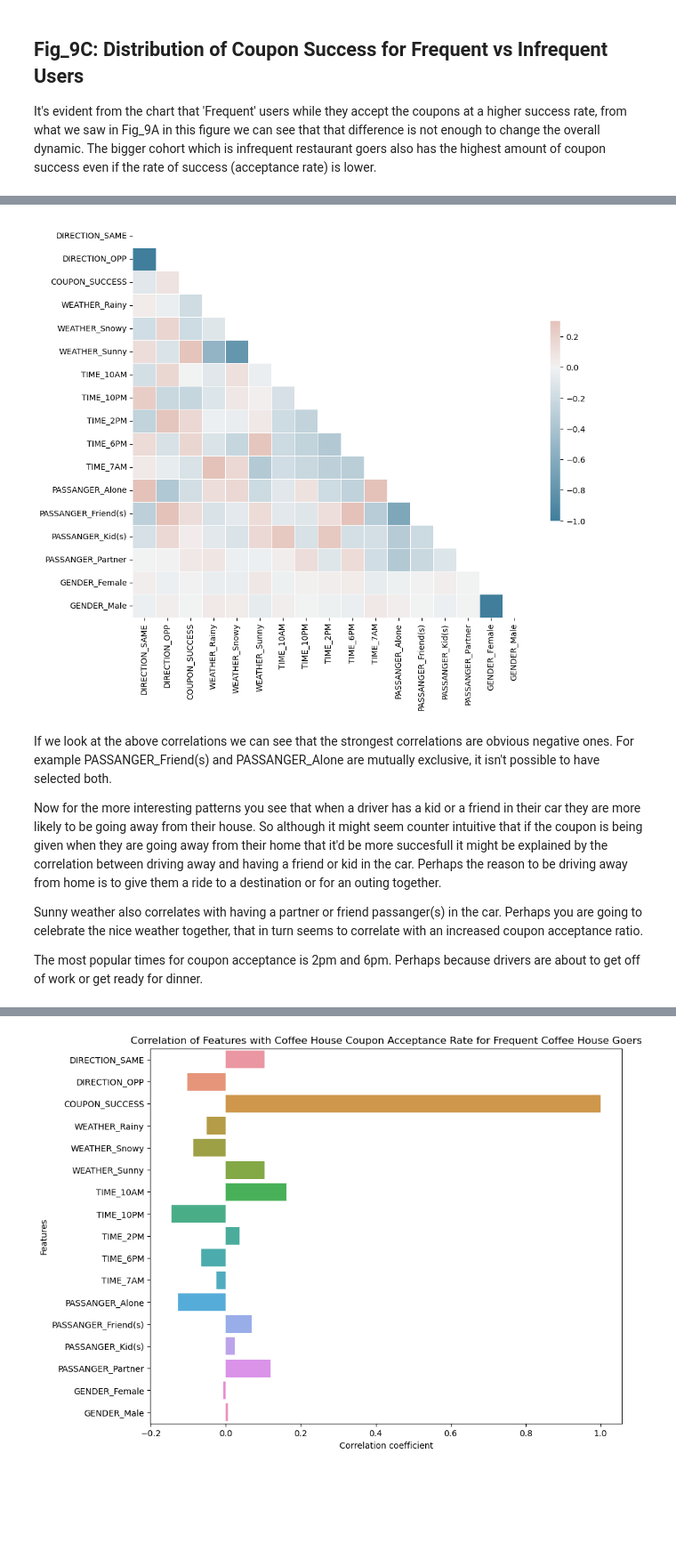
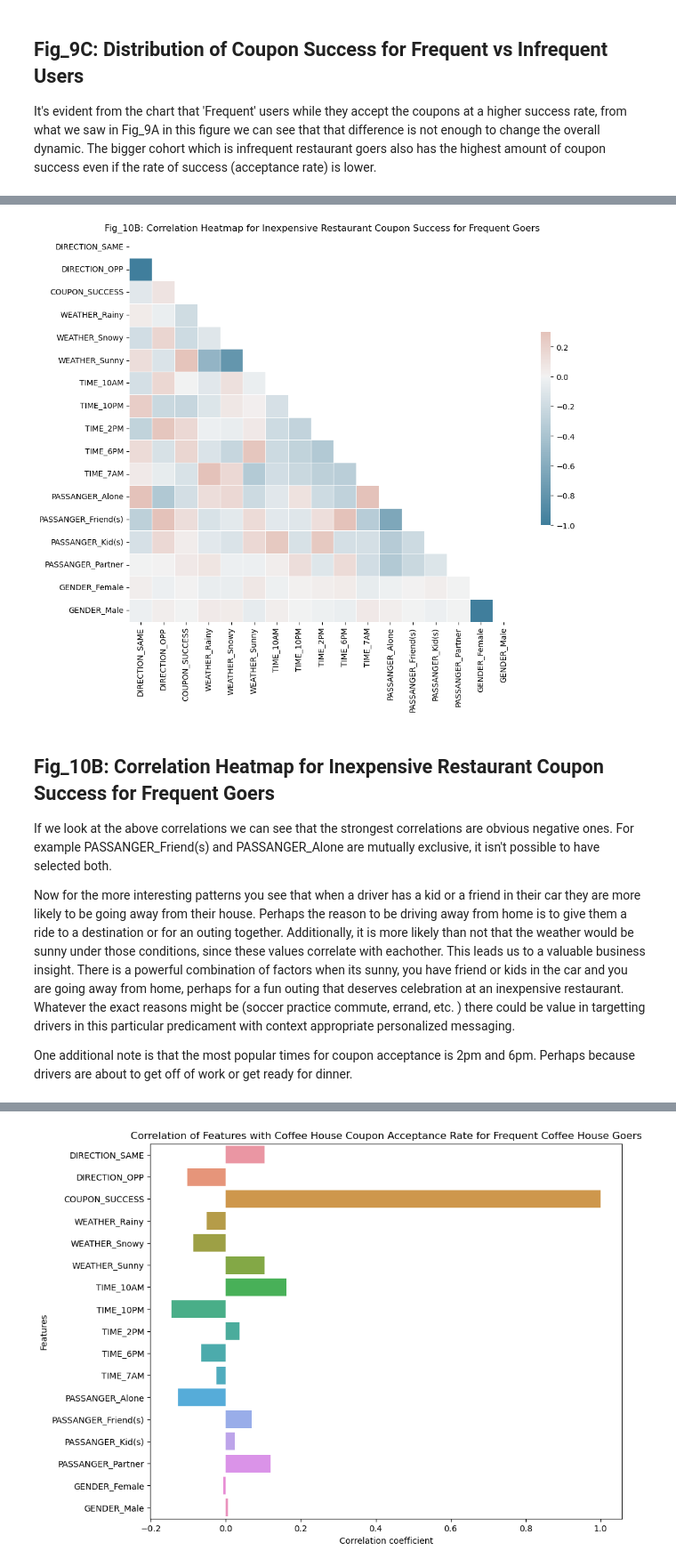
Before and after one commit to elmunoz42/berkeley-aiml-coupon-analysis, a Jupyter notebook: prompt.ipynb, the cells around one changed output, grey strips where cells are left out. Shown at 89% size. Drawn from its saved outputs; the diff is of its cells as text; code cells hidden in the pictures; blank space fills up the shorter version.

Commit message:
add some covariance graphs and descriptions.

```diff
--- a/prompt.ipynb
+++ b/prompt.ipynb
@@ -1031,31 +1028,36 @@ plt.show()
 # %%
 # Assuming df is your DataFrame and "COUPON_SUCCESS" is one of the columns
 f_c_restaurant_corr = df_f_c_restaurant_reduced.corr()
 
 # Generate a mask for the upper triangle
 mask = np.triu(np.ones_like(f_c_restaurant_corr, dtype=bool))
 
 # Set up the matplotlib figure
-f, ax = plt.subplots(figsize=(11, 9))
+f, ax = plt.subplots(figsize=(12, 9))
 
 # Generate a custom diverging colormap
 cmap = sns.diverging_palette(230, 20, as_cmap=True)
 
 # Draw the heatmap with the mask and correct aspect ratio
 sns.heatmap(f_c_restaurant_corr, mask=mask, cmap=cmap, vmax=.3, center=0,
             square=True, linewidths=.5, cbar_kws={"shrink": .5})
 
+plt.title('Fig_10B: Correlation Heatmap for Inexpensive Restaurant Coupon Success for Frequent Goers')
+
+# Save plot
+plt.savefig('images/plots/fig10B.jpg')
+
+# Show the plot
 plt.show()
 # %% [output]
-[figure, old version]
+[figure, new version]
 # %% [markdown]
+## Fig_10B: Correlation Heatmap for Inexpensive Restaurant Coupon Success for Frequent Goers
 If we look at the above correlations we can see that the strongest correlations are obvious negative ones. For example PASSANGER_Friend(s) and PASSANGER_Alone are mutually exclusive, it isn't possible to have selected both.
 
-Now for the more interesting patterns you see that when a driver has a kid or a friend in their car they are more likely to be going away from their house. So although it might seem counter intuitive that if the coupon is being given when they are going away from their home that it'd be more succesfull it might be explained by the correlation between driving away and having a friend or kid in the car. Perhaps the reason to be driving away from home is to give them a ride to a destination or for an outing together.
+Now for the more interesting patterns you see that when a driver has a kid or a friend in their car they are more likely to be going away from their house. Perhaps the reason to be driving away from home is to give them a ride to a destination or for an outing together. Additionally, it is more likely than not that the weather would be sunny under those conditions, since these values correlate with eachother. This leads us to a valuable business insight. There is a powerful combination of factors when its sunny, you have friend or kids in the car and you are going away from home, perhaps for a fun outing that deserves celebration at an inexpensive restaurant. Whatever the exact reasons might be (soccer practice commute, errand, etc. ) there could be value in targetting drivers in this particular predicament with context appropriate personalized messaging.
 
-Sunny weather also correlates with having a partner or friend passanger(s) in the car. Perhaps you are going to celebrate the nice weather together, that in turn seems to correlate with an increased coupon acceptance ratio.
-
-The most popular times for coupon acceptance is 2pm and 6pm. Perhaps because drivers are about to get off of work or get ready for dinner.
+One additional note is that the most popular times for coupon acceptance is 2pm and 6pm. Perhaps because drivers are about to get off of work or get ready for dinner.
 # %%
 # Create a Dataframe Where COUPON is exclusively Bar.
 data_only_bar_coupon = data_clean.query("COUPON == 'Bar'")
```
Also changed, not shown: parts of 10 cells of this notebook, 5 other files.
